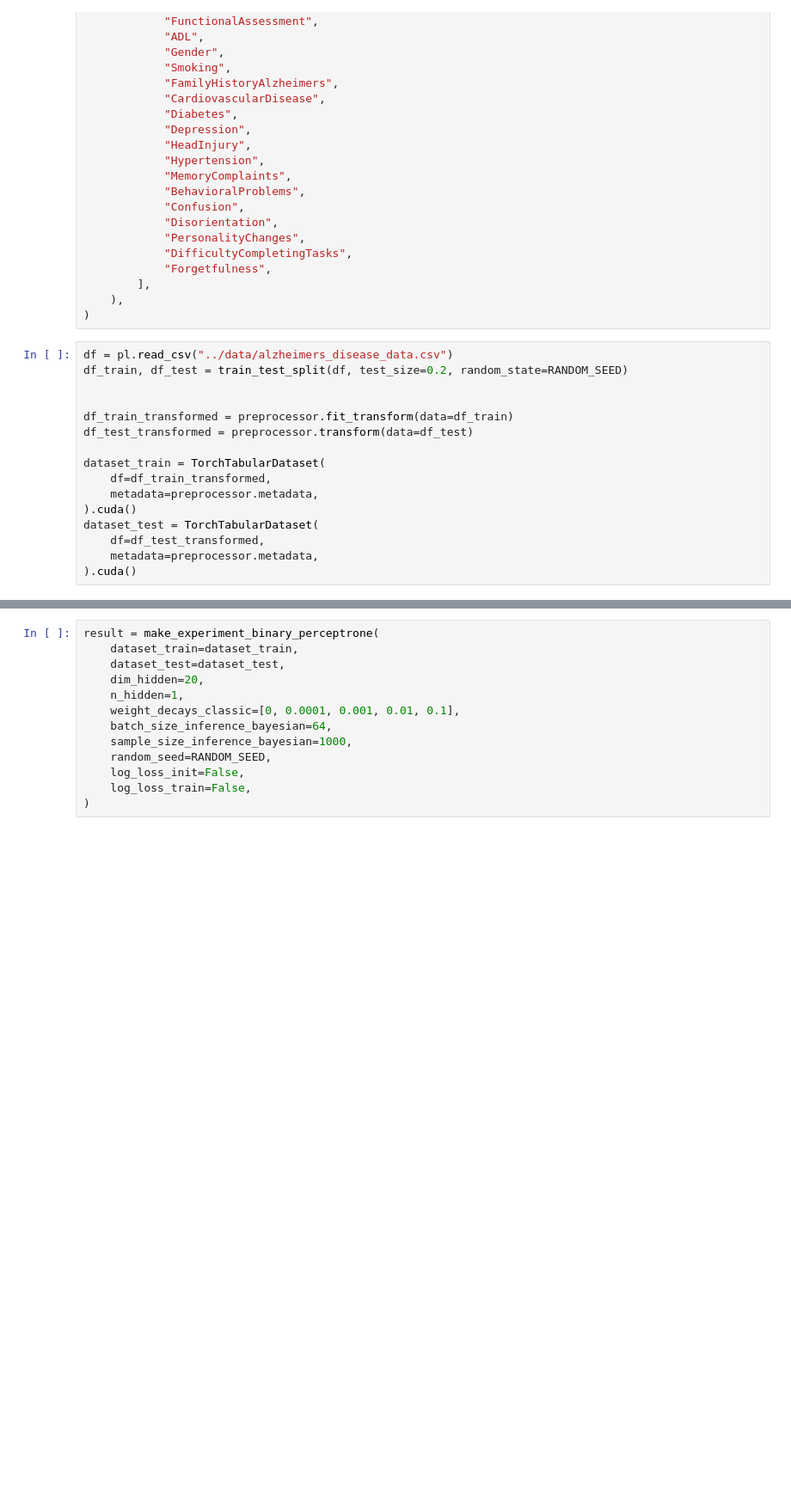
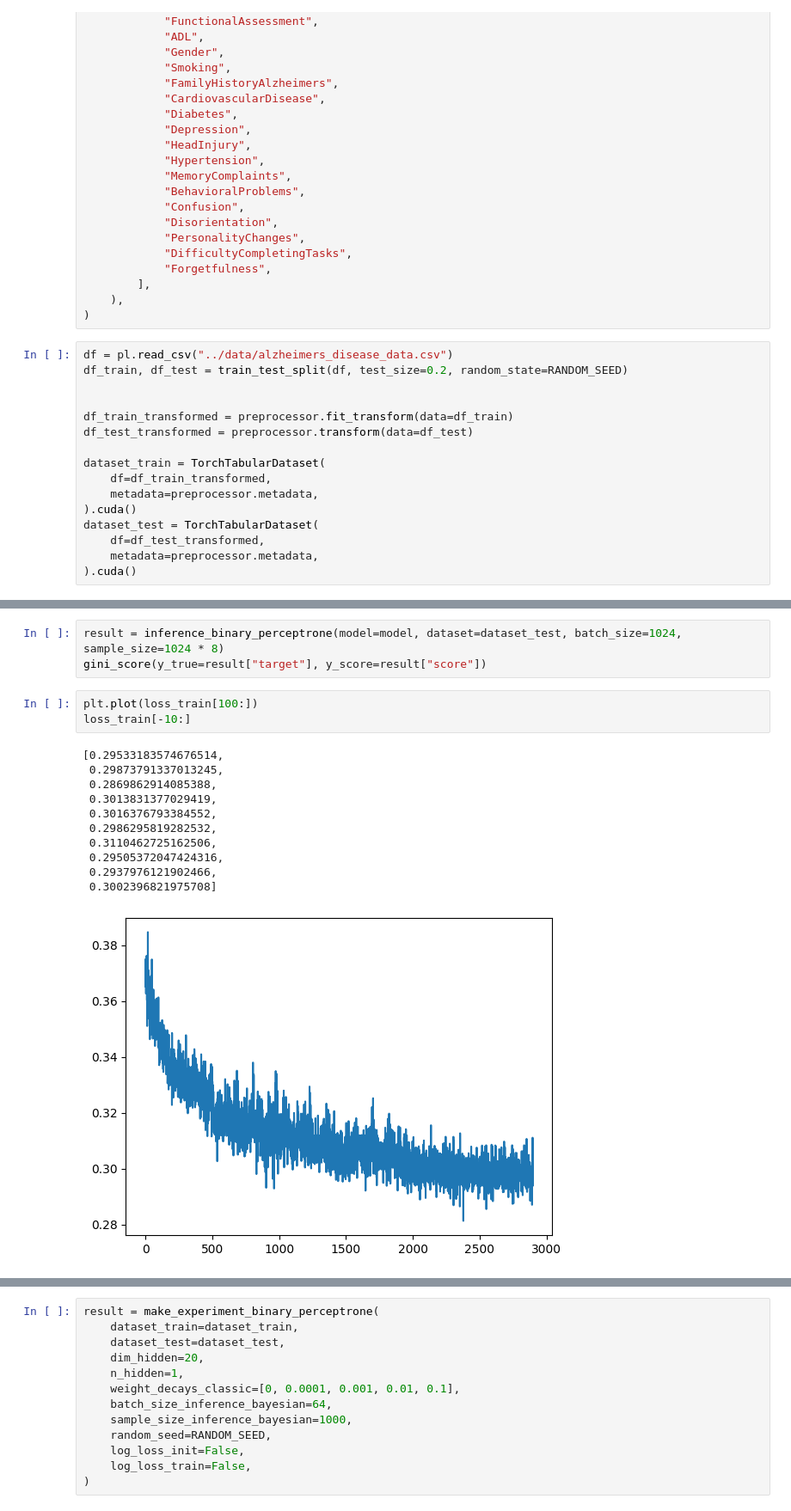
Before and after one commit to dimabasow/bayesian-neural-networks, a Jupyter notebook: notebooks/AlzheimersDisease.ipynb, the cells around one changed output, grey strips where cells are left out. Shown at 86% size. Drawn from its saved outputs; the diff is of its cells as text; blank space fills up the shorter version.

```diff
--- a/notebooks/AlzheimersDisease.ipynb
+++ b/notebooks/AlzheimersDisease.ipynb
@@ -81,0 +144,18 @@ dataset_test = TorchTabularDataset(
+# %%
+result = inference_binary_perceptrone(model=model, dataset=dataset_test, batch_size=1024, sample_size=1024 * 8)
+gini_score(y_true=result["target"], y_score=result["score"])
+# %%
+plt.plot(loss_train[100:])
+loss_train[-10:]
+# %% [output]
+[0.29533183574676514,
+ 0.29873791337013245,
+ 0.2869862914085388,
+ 0.3013831377029419,
+ 0.3016376793384552,
+ 0.2986295819282532,
+ 0.3110462725162506,
+ 0.29505372047424316,
+ 0.2937976121902466,
+ 0.3002396821975708]
+[figure, added]
```
Also changed, not shown: parts of 7 cells of this notebook, 1 other file.
